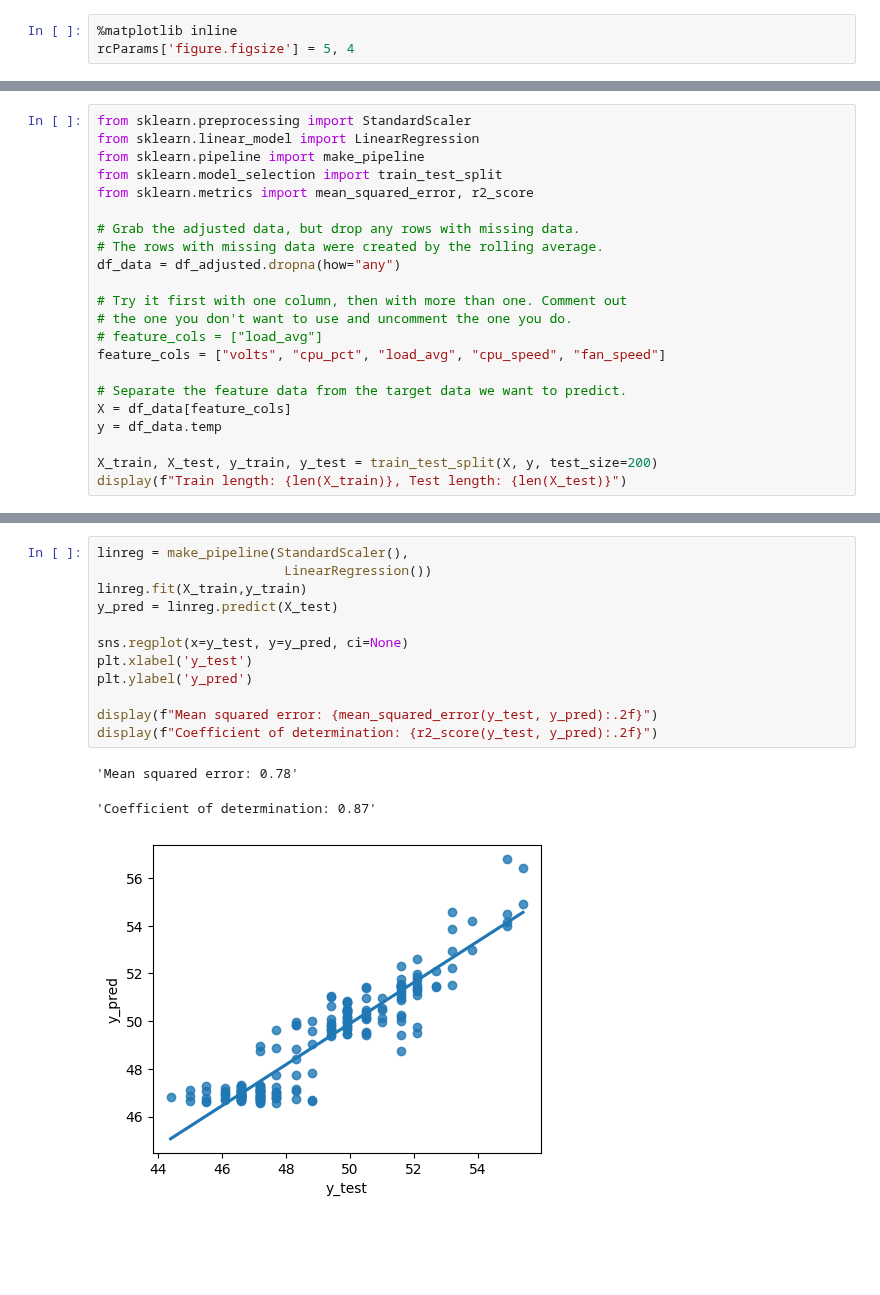
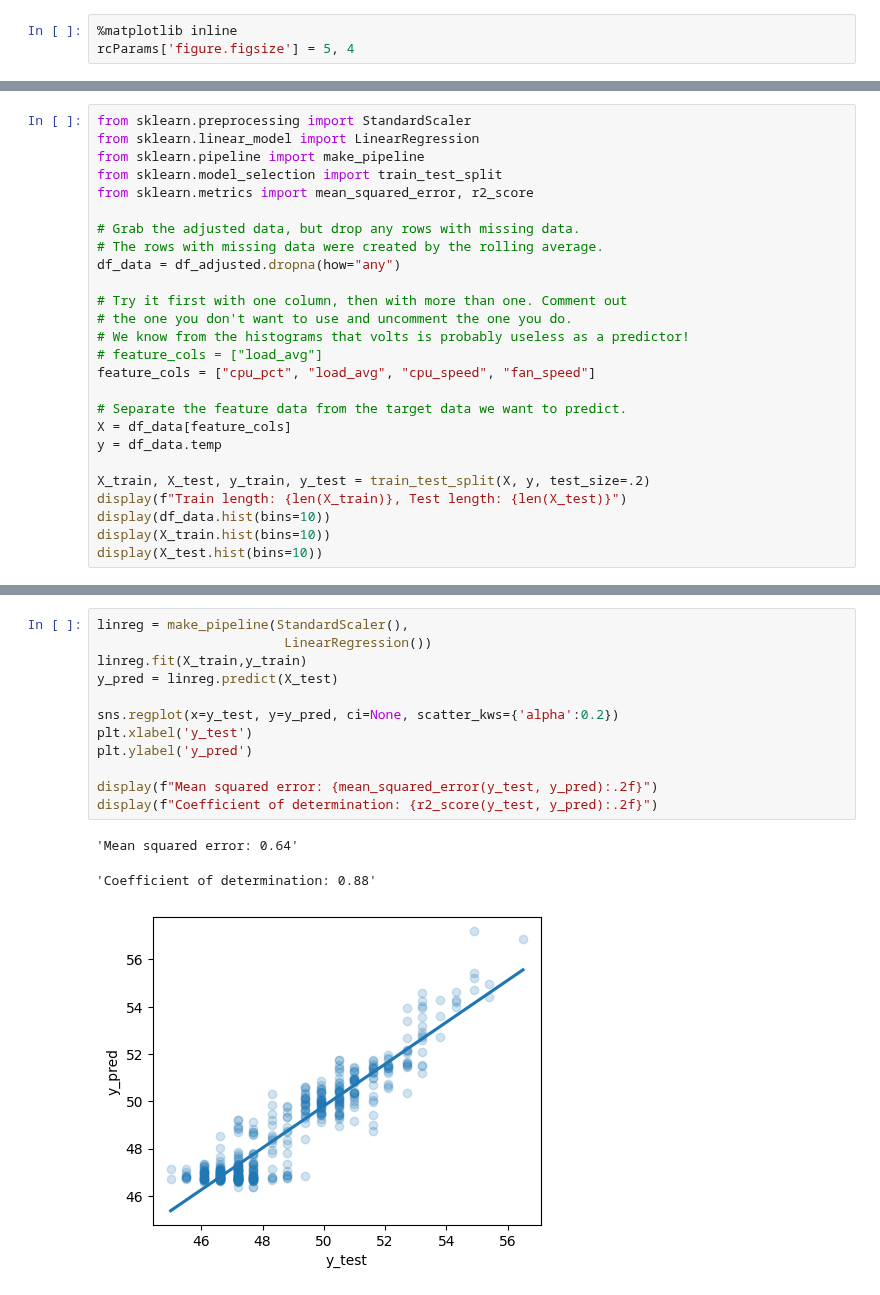
Before and after one commit to raspberrypipress/ai-projects-raspberrypi, a Jupyter notebook: eg/ch02/Analyse CPU Data.ipynb, the cells around one changed output, grey strips where cells are left out. Cells and saved outputs as stored; diff of their text form; blank space fills up the shorter version.

```diff
--- a/eg/ch02/Analyse CPU Data.ipynb
+++ b/eg/ch02/Analyse CPU Data.ipynb
@@ -63,13 +88,17 @@ df_data = df_adjusted.dropna(how="any")
 
 # Try it first with one column, then with more than one. Comment out
 # the one you don't want to use and uncomment the one you do.
+# We know from the histograms that volts is probably useless as a predictor!
 # feature_cols = ["load_avg"]
-feature_cols = ["volts", "cpu_pct", "load_avg", "cpu_speed", "fan_speed"]
+feature_cols = ["cpu_pct", "load_avg", "cpu_speed", "fan_speed"]
 
 # Separate the feature data from the target data we want to predict.
 X = df_data[feature_cols]
 y = df_data.temp
 
-X_train, X_test, y_train, y_test = train_test_split(X, y, test_size=200)
+X_train, X_test, y_train, y_test = train_test_split(X, y, test_size=.2)
 display(f"Train length: {len(X_train)}, Test length: {len(X_test)}")
+display(df_data.hist(bins=10))
+display(X_train.hist(bins=10))
+display(X_test.hist(bins=10))
 # %% [output]
@@ -77,16 +123,16 @@ display(f"Train length: {len(X_train)}, Test length: {len(X_test)}")
 # %%
 linreg = make_pipeline(StandardScaler(),
                         LinearRegression())
 linreg.fit(X_train,y_train)
 y_pred = linreg.predict(X_test)
 
-sns.regplot(x=y_test, y=y_pred, ci=None)
+sns.regplot(x=y_test, y=y_pred, ci=None, scatter_kws={'alpha':0.2})
 plt.xlabel('y_test')
 plt.ylabel('y_pred')
 
 display(f"Mean squared error: {mean_squared_error(y_test, y_pred):.2f}")
 display(f"Coefficient of determination: {r2_score(y_test, y_pred):.2f}")
 # %% [output]
-'Mean squared error: 0.78'
+'Mean squared error: 0.64'
-'Coefficient of determination: 0.87'
+'Coefficient of determination: 0.88'
-[figure, old version]
+[figure, new version]
```
Also changed, not shown: parts of 10 cells of this notebook.
